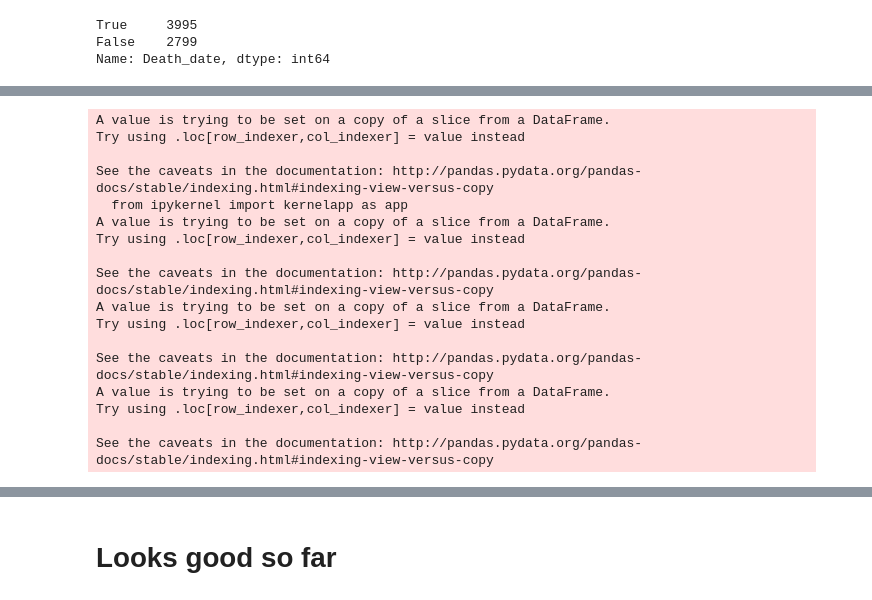
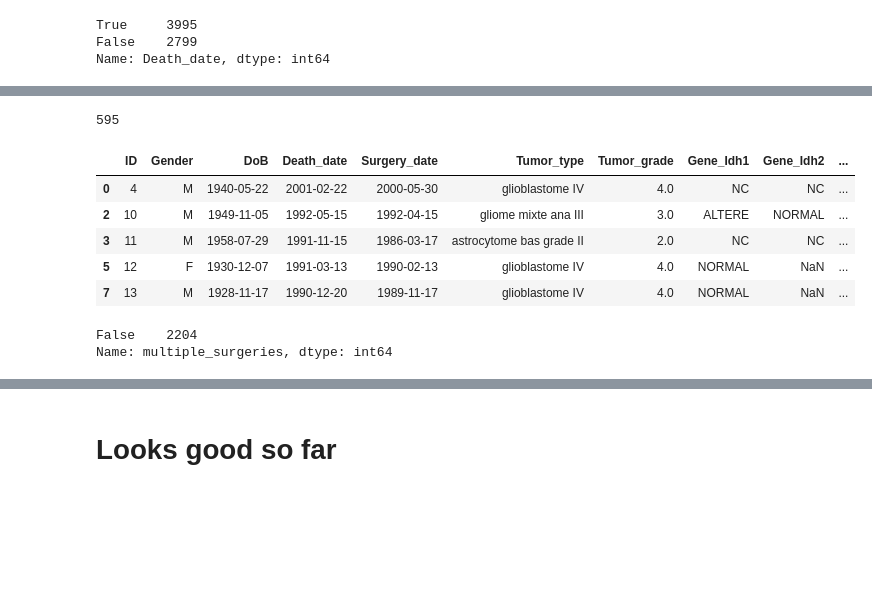
Before and after one commit to patricieni/ICM, a Jupyter notebook: Gliomas study data management.ipynb, the cells around one changed output, grey strips where cells are left out. Drawn from its saved outputs; the diff is of its cells as text; code cells hidden in the pictures; blank space fills up the shorter version.

Commit message:
clean notebook, start modelling

```diff
--- a/Gliomas study data management.ipynb
+++ b/Gliomas study data management.ipynb
@@ -247,15 +258,13 @@ df_clean['Age_surgery'] = df_clean['Age_surgery'].round()
 # %%
-# Maybe Remove null death dates so that it doesn't mess up with our target variable
-# AS OF NOW, WE HAVE TO REMOVE NaN FOR life_expectancy when imputing.
-#df_clean = df_clean[pd.notnull(df.Death_date)]
-#df_clean.Death_date.isnull().value_counts()
+# Comment the first line to have the second approach
+df_clean = df_clean[df_clean.Death_date.notnull()]
 df_clean['life_expectancy'] = df_clean.Death_date - df_clean.Surgery_date
 df_clean['life_expectancy'] = df_clean['life_expectancy'] / np.timedelta64(1, 'D')
 # %%
-df_clean_test = df_clean.copy()
+df_clean_test = df_clean.copy(deep=True)
 # %%
 #implementing clinical interaction variable between IDH and TERT
-df_clean_test.loc[((df_clean_test['Gene_Idh1'] == 'ALTERE') | (df_clean_test['Gene_Idh2'] == 'ALTERE')) & ((df_clean_test['Gene_Htert_C228T'] == "ALTERE") | (df_clean_test['Gene_Htert_C250T'] == "ALTERE")), "IDH_TERT"] = 1; df_clean_test
-df_clean_test.loc[((df_clean_test['Gene_Idh1'] == 'ALTERE') | (df_clean_test['Gene_Idh2'] == 'ALTERE')) & ((df_clean_test['Gene_Htert_C228T'] == "NORMAL") | (df_clean_test['Gene_Htert_C250T'] == "NORMAL")), "IDH_TERT"] = 2; df_clean_test
-df_clean_test.loc[((df_clean_test['Gene_Idh1'] == 'NORMAL') | (df_clean_test['Gene_Idh2'] == 'NORMAL')) & ((df_clean_test['Gene_Htert_C228T'] == "NORMAL") | (df_clean_test['Gene_Htert_C250T'] == "NORMAL")), "IDH_TERT"] = 3; df_clean_test
-df_clean_test.loc[((df_clean_test['Gene_Idh1'] == 'NORMAL') | (df_clean_test['Gene_Idh2'] == 'NORMAL')) & ((df_clean_test['Gene_Htert_C228T'] == "ALTERE") | (df_clean_test['Gene_Htert_C250T'] == "ALTERE")), "IDH_TERT"] = 4; df_clean_test
+df_clean_test.loc[((df_clean_test['Gene_Idh1'] == 'ALTERE') | (df_clean_test['Gene_Idh2'] == 'ALTERE')) & ((df_clean_test['Gene_Htert_C228T'] == "ALTERE") | (df_clean_test['Gene_Htert_C250T'] == "ALTERE")), "IDH_TERT"] = 1
+df_clean_test.loc[((df_clean_test['Gene_Idh1'] == 'ALTERE') | (df_clean_test['Gene_Idh2'] == 'ALTERE')) & ((df_clean_test['Gene_Htert_C228T'] == "NORMAL") | (df_clean_test['Gene_Htert_C250T'] == "NORMAL")), "IDH_TERT"] = 2
+df_clean_test.loc[((df_clean_test['Gene_Idh1'] == 'NORMAL') | (df_clean_test['Gene_Idh2'] == 'NORMAL')) & ((df_clean_test['Gene_Htert_C228T'] == "NORMAL") | (df_clean_test['Gene_Htert_C250T'] == "NORMAL")), "IDH_TERT"] = 3
+df_clean_test.loc[((df_clean_test['Gene_Idh1'] == 'NORMAL') | (df_clean_test['Gene_Idh2'] == 'NORMAL')) & ((df_clean_test['Gene_Htert_C228T'] == "ALTERE") | (df_clean_test['Gene_Htert_C250T'] == "ALTERE")), "IDH_TERT"] = 4
@@ -287,4 +277,4 @@ True     1009
 Name: ID, dtype: int64
 # %%
 # Sort by ID and Surgery date, in order to keep only earliest surgery date
-df_clean_test.sort(['ID', 'Surgery_date'])
+df_clean_test.sort_values(['ID', 'Surgery_date'], inplace=True)
@@ -311,35 +282,35 @@ df_clean_test.sort(['ID', 'Surgery_date'])
 # Indicate whether duplicate and check sum of them
 df_clean_test['multiple_surgeries'] = df_clean_test.duplicated(['ID'])
 df_clean_test['multiple_surgeries'].sum()
-
-# Reduce to observations that don't have multiple surgeries - will this remove multiple surgeries observations?
-df_final = df_clean_test.loc[df_clean_test['multiple_surgeries'] == False]
+# %% [output]
+595
+# %%
+# Reduce to observations that don't have multiple surgeries
+
+df_clean_test.drop_duplicates('ID',keep='first',inplace=True)
+df_clean_test.head(5)
+# %% [output]
+|  | ID | Gender | DoB | Death_date | Surgery_date | Tumor_type | Tumor_grade | Gene_Idh1 | Gene_Idh2 | ... |
+| 0 | 4 | M | 1940-05-22 | 2001-02-22 | 2000-05-30 | glioblastome IV | 4.0 | NC | NC | ... |
+| 2 | 10 | M | 1949-11-05 | 1992-05-15 | 1992-04-15 | gliome mixte ana III | 3.0 | ALTERE | NORMAL | ... |
+| 3 | 11 | M | 1958-07-29 | 1991-11-15 | 1986-03-17 | astrocytome bas grade II | 2.0 | NC | NC | ... |
+| 5 | 12 | F | 1930-12-07 | 1991-03-13 | 1990-02-13 | glioblastome IV | 4.0 | NORMAL | NaN | ... |
+| 7 | 13 | M | 1928-11-17 | 1990-12-20 | 1989-11-17 | glioblastome IV | 4.0 | NORMAL | NaN | ... |
+# %%
+df_final = df_clean_test.copy(deep=True)
+df_final.multiple_surgeries.isnull().value_counts()
+# %% [output]
+False    2204
+Name: multiple_surgeries, dtype: int64
 # %%
-#convert radiotherapy date to datetime object in order to keep only year - i think we need to use loc
-df_final['Rx_date'] = pd.to_datetime(df_final['Rx_date'], errors = 'coerce')
+# They seem to have been datetime objects without the below conversions?
+# See here why we need to use loc:
+# https://stackoverflow.com/questions/26724378/pandas-settingwithcopywarning?noredirect=1&lq=1
 
-df_final['Rx_date'] = df_final['Rx_date'].dt.year
+df_final.loc[:,'Rx_date'] = pd.to_datetime(df_final.Rx_date,errors = 'coerce')
+df_final.loc[:,'Chemo_start_date'] = pd.to_datetime(df_final.Chemo_start_date,errors = 'coerce')
 
-#convert chemotherapy date to datetime object in order to keep only year
-df_final['Chemo_start_date'] = pd.to_datetime(df_final['Chemo_start_date'], errors = 'coerce')
-df_final['Chemo_start_date'] = df_final['Chemo_start_date'].dt.year
+df_final.loc[:,'Rx_date'] = df_final['Rx_date'].dt.year
+df_final.loc[:,'Chemo_start_date']=df_final.Chemo_start_date.dt.year
-# %% [output]
-A value is trying to be set on a copy of a slice from a DataFrame.
-Try using .loc[row_indexer,col_indexer] = value instead
-
-See the caveats in the documentation: http://pandas.pydata.org/pandas-docs/stable/indexing.html#indexing-view-versus-copy
-  from ipykernel import kernelapp as app
-A value is trying to be set on a copy of a slice from a DataFrame.
-Try using .loc[row_indexer,col_indexer] = value instead
-
-See the caveats in the documentation: http://pandas.pydata.org/pandas-docs/stable/indexing.html#indexing-view-versus-copy
-A value is trying to be set on a copy of a slice from a DataFrame.
-Try using .loc[row_indexer,col_indexer] = value instead
-
-See the caveats in the documentation: http://pandas.pydata.org/pandas-docs/stable/indexing.html#indexing-view-versus-copy
-A value is trying to be set on a copy of a slice from a DataFrame.
-Try using .loc[row_indexer,col_indexer] = value instead
-
-See the caveats in the documentation: http://pandas.pydata.org/pandas-docs/stable/indexing.html#indexing-view-versus-copy
 # %%
 # Useful
```
Also changed, not shown: parts of 37 cells of this notebook, 3 other files.
